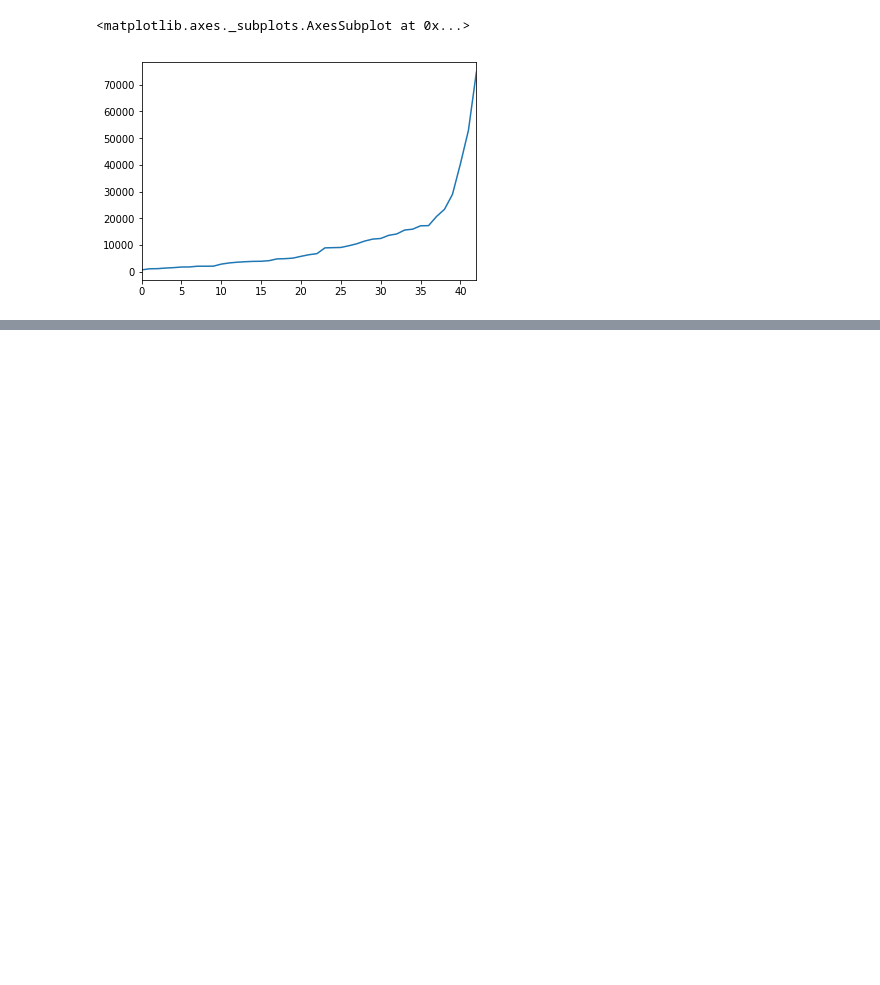
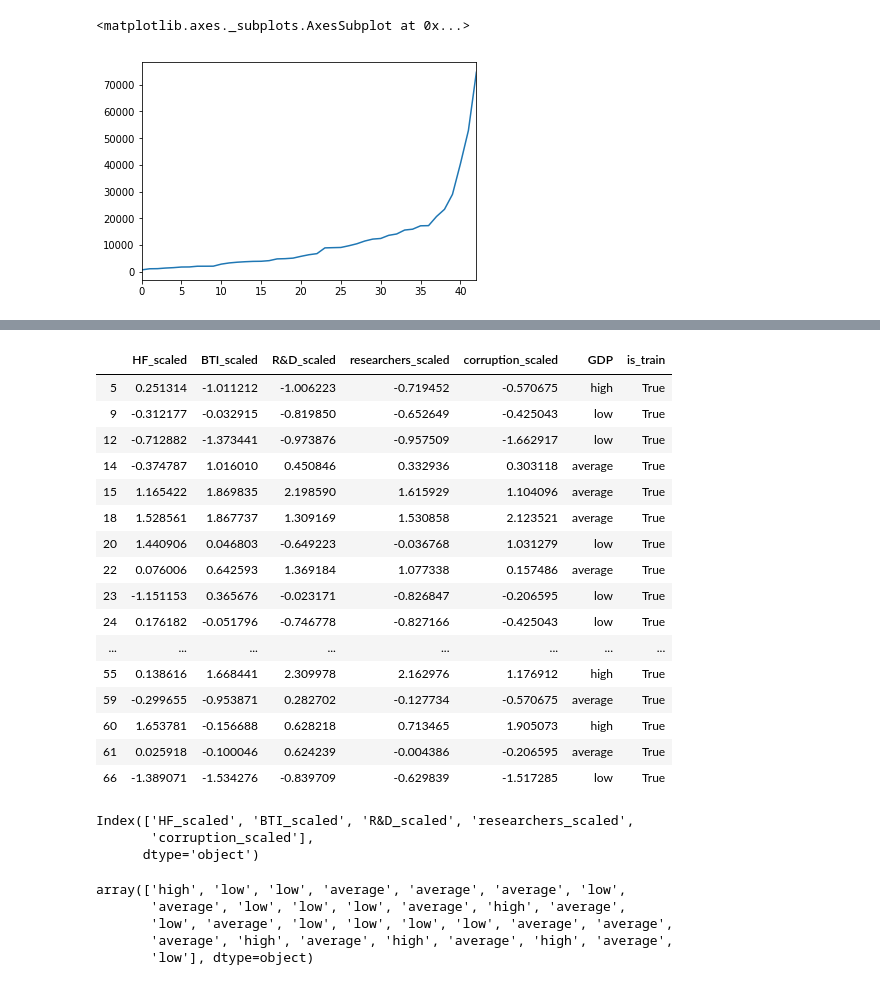
Before and after one commit to fpfaende/2019-US01-Data-Science, a Jupyter notebook: session5.ipynb, the cells around one changed output, grey strips where cells are left out. Cells and saved outputs as stored; diff of their text form; code cells hidden in the pictures; blank space fills up the shorter version.

Commit message:
last modeling

```diff
--- a/session5.ipynb
+++ b/session5.ipynb
@@ -57,4 +59,4 @@ scaler = StandardScaler()
 
 
 #df_modeling['corruption_scaled'] = scaler.fit_transform(df_modeling[['TI Corruption Perception Index']])
-df_modeling[['HF_scaled','BTI_scaled','R&D_scaled','researchers_scaled','corruption_scaled','GDP']]
+df_export = df_modeling[['HF_scaled','BTI_scaled','R&D_scaled','researchers_scaled','corruption_scaled','GDP']]
@@ -78,0 +85,3 @@ df_modeling[['HF_scaled','BTI_scaled','R&D_scaled','researchers_scaled','corrupt
+# %%
+df_export['is_train'] = np.random.uniform(0, 1, len(df_export)) <= .75
+df_export['is_train']
@@ -78,0 +111,37 @@ df_modeling[['HF_scaled','BTI_scaled','R&D_scaled','researchers_scaled','corrupt
+# %%
+train, test = df_export[df_export['is_train']==True], df_export[df_export['is_train']==False]
+train
+# %% [output]
+|  | HF_scaled | BTI_scaled | R&D_scaled | researchers_scaled | corruption_scaled | GDP | is_train |
+| 5 | 0.251314 | -1.011212 | -1.006223 | -0.719452 | -0.570675 | high | True |
+| 9 | -0.312177 | -0.032915 | -0.819850 | -0.652649 | -0.425043 | low | True |
+| 12 | -0.712882 | -1.373441 | -0.973876 | -0.957509 | -1.662917 | low | True |
+| 14 | -0.374787 | 1.016010 | 0.450846 | 0.332936 | 0.303118 | average | True |
+| 15 | 1.165422 | 1.869835 | 2.198590 | 1.615929 | 1.104096 | average | True |
+| 18 | 1.528561 | 1.867737 | 1.309169 | 1.530858 | 2.123521 | average | True |
+| 20 | 1.440906 | 0.046803 | -0.649223 | -0.036768 | 1.031279 | low | True |
+| 22 | 0.076006 | 0.642593 | 1.369184 | 1.077338 | 0.157486 | average | True |
+| 23 | -1.151153 | 0.365676 | -0.023171 | -0.826847 | -0.206595 | low | True |
+| 24 | 0.176182 | -0.051796 | -0.746778 | -0.827166 | -0.425043 | low | True |
+| ... | ... | ... | ... | ... | ... | ... | ... |
+| 55 | 0.138616 | 1.668441 | 2.309978 | 2.162976 | 1.176912 | high | True |
+| 59 | -0.299655 | -0.953871 | 0.282702 | -0.127734 | -0.570675 | average | True |
+| 60 | 1.653781 | -0.156688 | 0.628218 | 0.713465 | 1.905073 | high | True |
+| 61 | 0.025918 | -0.100046 | 0.624239 | -0.004386 | -0.206595 | average | True |
+| 66 | -1.389071 | -1.534276 | -0.839709 | -0.629839 | -1.517285 | low | True |
+# %%
+features = df_export.columns[0:5]
+features
+# %% [output]
+Index(['HF_scaled', 'BTI_scaled', 'R&D_scaled', 'researchers_scaled',
+       'corruption_scaled'],
+      dtype='object')
+# %%
+y_train = np.array(train['GDP'])
+y_train
+# %% [output]
+array(['high', 'low', 'low', 'average', 'average', 'average', 'low',
+       'average', 'low', 'low', 'low', 'average', 'high', 'average',
+       'low', 'average', 'low', 'low', 'low', 'low', 'average', 'average',
+       'average', 'high', 'average', 'high', 'average', 'high', 'average',
+       'low'], dtype=object)
```
Also changed, not shown: parts of 6 cells of this notebook.
